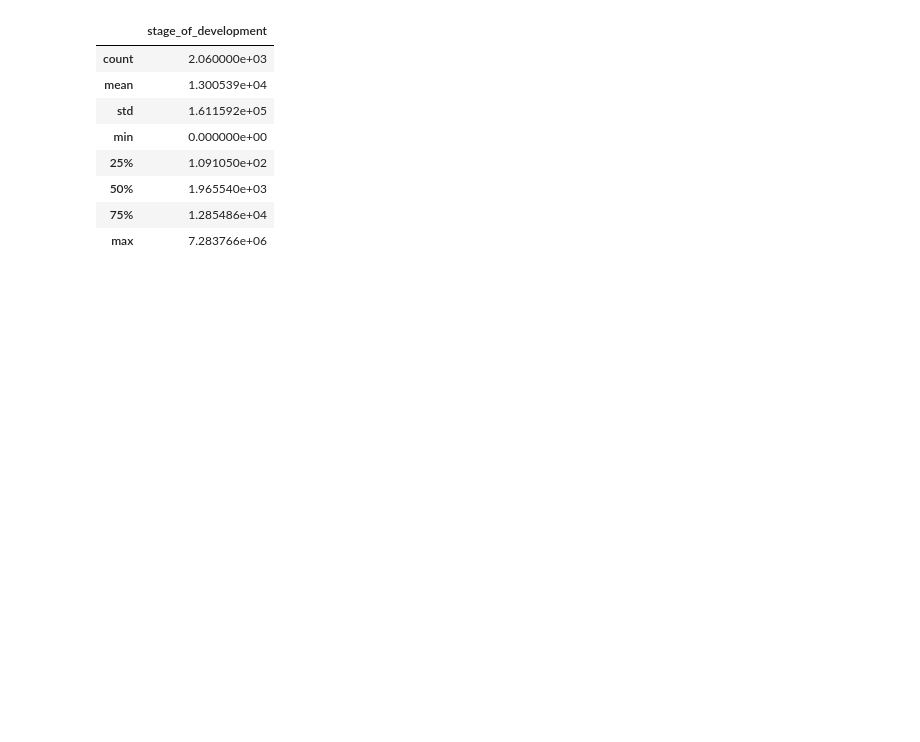
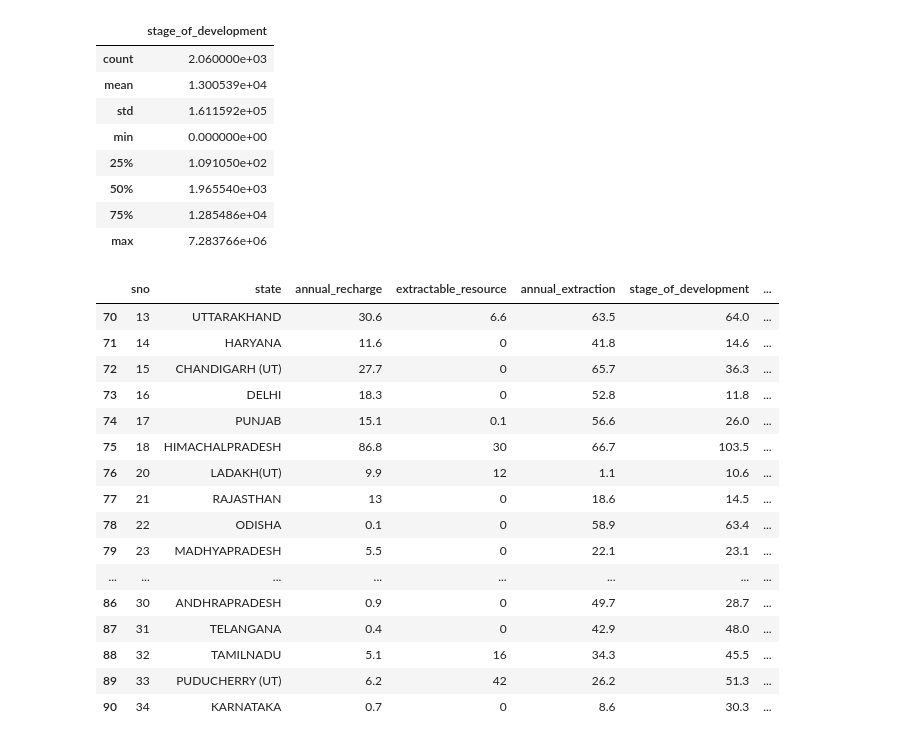
Before and after one commit to Sameerverma32/Water-Well-Predictor, a Jupyter notebook: analysis/analysis.ipynb, the cells around one changed output. Drawn from its saved outputs; the diff is of its cells as text; code cells hidden in the pictures; blank space fills up the shorter version.

```diff
--- a/analysis/analysis.ipynb
+++ b/analysis/analysis.ipynb
@@ -74,6 +74,26 @@ df.describe()
 | 50% | 1.965540e+03 |
 | 75% | 1.285486e+04 |
 | max | 7.283766e+06 |
+# %%
+df.iloc[70:91]
+# %% [output]
+|  | sno | state | annual_recharge | extractable_resource | annual_extraction | stage_of_development | ... |
+| 70 | 13 | UTTARAKHAND | 30.6 | 6.6 | 63.5 | 64.0 | ... |
+| 71 | 14 | HARYANA | 11.6 | 0 | 41.8 | 14.6 | ... |
+| 72 | 15 | CHANDIGARH (UT) | 27.7 | 0 | 65.7 | 36.3 | ... |
+| 73 | 16 | DELHI | 18.3 | 0 | 52.8 | 11.8 | ... |
+| 74 | 17 | PUNJAB | 15.1 | 0.1 | 56.6 | 26.0 | ... |
+| 75 | 18 | HIMACHALPRADESH | 86.8 | 30 | 66.7 | 103.5 | ... |
+| 76 | 20 | LADAKH(UT) | 9.9 | 12 | 1.1 | 10.6 | ... |
+| 77 | 21 | RAJASTHAN | 13 | 0 | 18.6 | 14.5 | ... |
+| 78 | 22 | ODISHA | 0.1 | 0 | 58.9 | 63.4 | ... |
+| 79 | 23 | MADHYAPRADESH | 5.5 | 0 | 22.1 | 23.1 | ... |
+| ... | ... | ... | ... | ... | ... | ... | ... |
+| 86 | 30 | ANDHRAPRADESH | 0.9 | 0 | 49.7 | 28.7 | ... |
+| 87 | 31 | TELANGANA | 0.4 | 0 | 42.9 | 48.0 | ... |
+| 88 | 32 | TAMILNADU | 5.1 | 16 | 34.3 | 45.5 | ... |
+| 89 | 33 | PUDUCHERRY (UT) | 6.2 | 42 | 26.2 | 51.3 | ... |
+| 90 | 34 | KARNATAKA | 0.7 | 0 | 8.6 | 30.3 | ... |
 # %%
 fig = px.bar(df,
             x="state",
```
Also changed, not shown: parts of 7 cells of this notebook, 1 other file.
